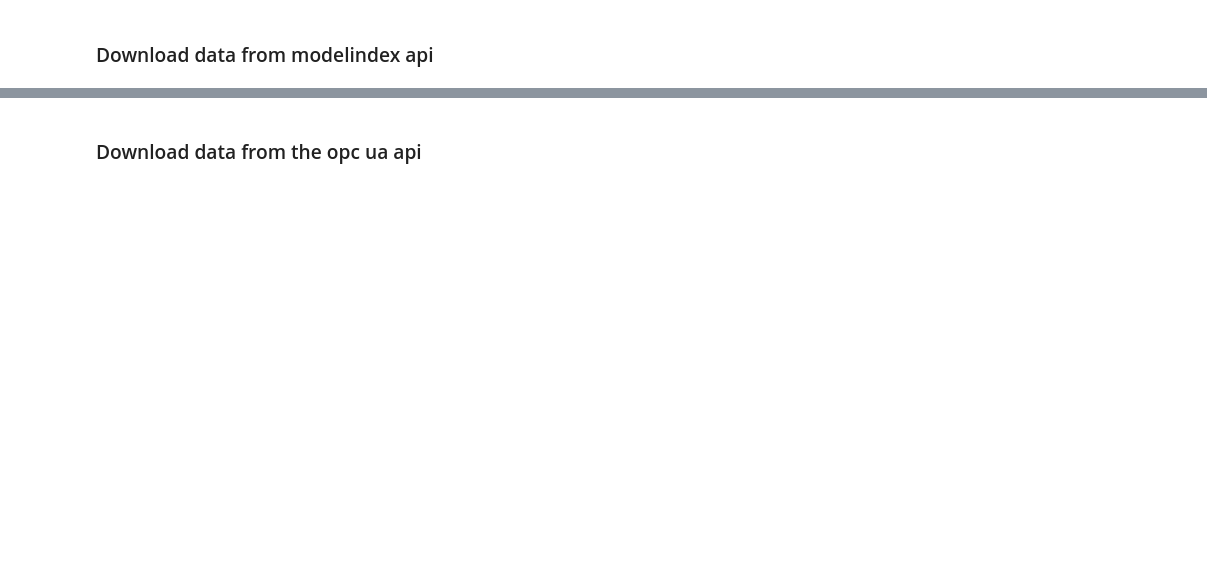
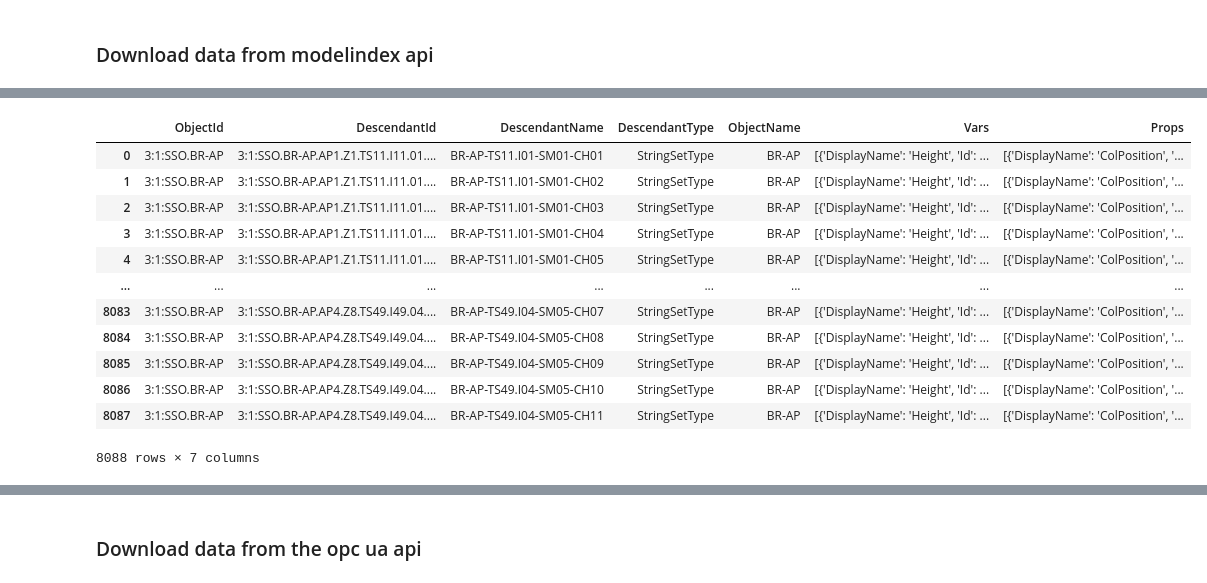
Before and after one commit to PrediktorAS/pyPrediktorMapClient, a Jupyter notebook: notebooks/Exploring_API_Functions.ipynb, the cells around one changed output, grey strips where cells are left out. Cells and saved outputs as stored; diff of their text form; code cells hidden in the pictures; blank space fills up the shorter version.

```diff
--- a/notebooks/Exploring_API_Functions.ipynb
+++ b/notebooks/Exploring_API_Functions.ipynb
@@ -77,13 +161,27 @@ obj_descendents
 # %%
 # All the sites on the OPC server
-sites = mdx.get_objects_of_type('SiteType')
+sites = mdx.get_objects_of_type('SiteType', return_format="dataframe")
 
 # Selecting specific site
 sitename = 'BR-AP'
 site = sites[sites['DisplayName'] == sitename]
 # %%
 # Object descendants data of a specific site BR-AP
-strings = mdx.get_object_descendants("StringSetType", site, "PV_Assets")
+strings = mdx.get_object_descendants("StringSetType", site, "PV_Assets", return_format="dataframe")
 strings
+# %% [output]
+|  | ObjectId | DescendantId | DescendantName | DescendantType | ObjectName | Vars | Props |
+| 0 | 3:1:SSO.BR-AP | 3:1:SSO.BR-AP.AP1.Z1.TS11.I11.01.... | BR-AP-TS11.I01-SM01-CH01 | StringSetType | BR-AP | [{'DisplayName': 'Height', 'Id': ... | [{'DisplayName': 'ColPosition', '... |
+| 1 | 3:1:SSO.BR-AP | 3:1:SSO.BR-AP.AP1.Z1.TS11.I11.01.... | BR-AP-TS11.I01-SM01-CH02 | StringSetType | BR-AP | [{'DisplayName': 'Height', 'Id': ... | [{'DisplayName': 'ColPosition', '... |
+| 2 | 3:1:SSO.BR-AP | 3:1:SSO.BR-AP.AP1.Z1.TS11.I11.01.... | BR-AP-TS11.I01-SM01-CH03 | StringSetType | BR-AP | [{'DisplayName': 'Height', 'Id': ... | [{'DisplayName': 'ColPosition', '... |
+| 3 | 3:1:SSO.BR-AP | 3:1:SSO.BR-AP.AP1.Z1.TS11.I11.01.... | BR-AP-TS11.I01-SM01-CH04 | StringSetType | BR-AP | [{'DisplayName': 'Height', 'Id': ... | [{'DisplayName': 'ColPosition', '... |
+| 4 | 3:1:SSO.BR-AP | 3:1:SSO.BR-AP.AP1.Z1.TS11.I11.01.... | BR-AP-TS11.I01-SM01-CH05 | StringSetType | BR-AP | [{'DisplayName': 'Height', 'Id': ... | [{'DisplayName': 'ColPosition', '... |
+| ... | ... | ... | ... | ... | ... | ... | ... |
+| 8083 | 3:1:SSO.BR-AP | 3:1:SSO.BR-AP.AP4.Z8.TS49.I49.04.... | BR-AP-TS49.I04-SM05-CH07 | StringSetType | BR-AP | [{'DisplayName': 'Height', 'Id': ... | [{'DisplayName': 'ColPosition', '... |
+| 8084 | 3:1:SSO.BR-AP | 3:1:SSO.BR-AP.AP4.Z8.TS49.I49.04.... | BR-AP-TS49.I04-SM05-CH08 | StringSetType | BR-AP | [{'DisplayName': 'Height', 'Id': ... | [{'DisplayName': 'ColPosition', '... |
+| 8085 | 3:1:SSO.BR-AP | 3:1:SSO.BR-AP.AP4.Z8.TS49.I49.04.... | BR-AP-TS49.I04-SM05-CH09 | StringSetType | BR-AP | [{'DisplayName': 'Height', 'Id': ... | [{'DisplayName': 'ColPosition', '... |
+| 8086 | 3:1:SSO.BR-AP | 3:1:SSO.BR-AP.AP4.Z8.TS49.I49.04.... | BR-AP-TS49.I04-SM05-CH10 | StringSetType | BR-AP | [{'DisplayName': 'Height', 'Id': ... | [{'DisplayName': 'ColPosition', '... |
+| 8087 | 3:1:SSO.BR-AP | 3:1:SSO.BR-AP.AP4.Z8.TS49.I49.04.... | BR-AP-TS49.I04-SM05-CH11 | StringSetType | BR-AP | [{'DisplayName': 'Height', 'Id': ... | [{'DisplayName': 'ColPosition', '... |
+8088 rows × 7 columns
 # %%
 # Ancestors of an object type
```
Also changed, not shown: parts of 13 cells of this notebook, 6 other files.
